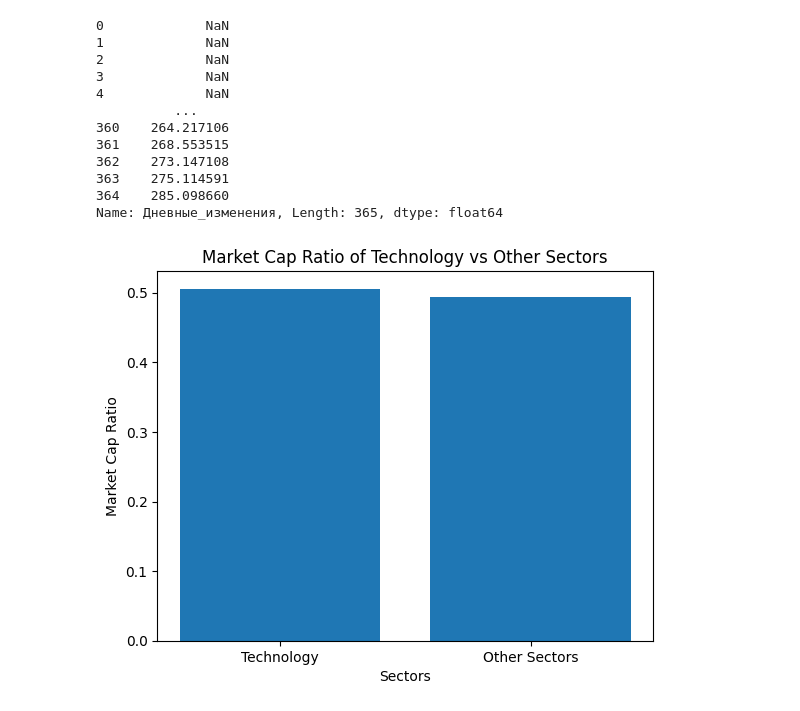
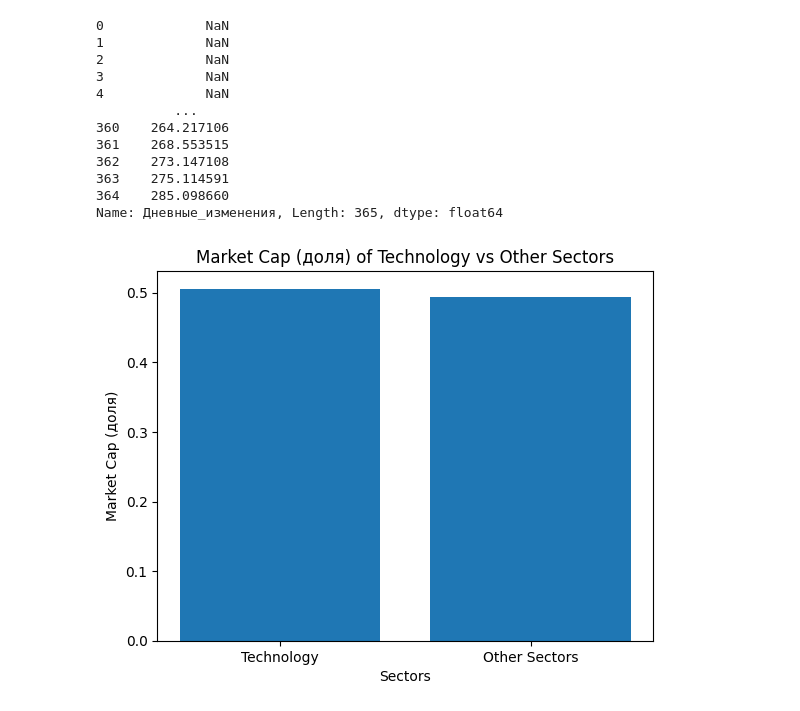
Before and after one commit to MariyaYu/Lesson_1, a Jupyter notebook: Untitled17.ipynb, the cells around one changed output. Saved outputs shown, nothing was run; the diff lists cells and outputs as text; code cells hidden in the pictures.

```diff
--- a/Untitled17.ipynb
+++ b/Untitled17.ipynb
@@ -309,22 +311,22 @@ Name: Дневные_изменения, Length: 365, dtype: float64
 # %%
 ## доли рыночной стоимости компаний из этого сектора
 data = pd.read_excel('Nasdaq.xlsx')
 df = pd.DataFrame(data)
 df
-# Выбор компаний с сектором Technology
+# Делаем выборку компаний, которые относятся к сектору Technology
 tech_companies = df[df['Sector'] == 'Technology']
-# Расчет доли рыночной стоимости компаний Technology
+# Рассчитываем долю рыночной стоимости компаний из сектора Technology
 tech_market_cap_ratio = tech_companies['Market Cap'].sum() / df['Market Cap'].sum()
-# Расчет доли рыночной стоимости компаний остальных секторов
+# Рассчитываем долю рыночной стоимости компаний всех остальных секторов
 other_companies = df[df['Sector'] != 'Technology']
 other_market_cap_ratio = other_companies['Market Cap'].sum() / df['Market Cap'].sum()
-# Визуализация результатов
+# Отрисовка диаграммы с сопоставлением результатов
 labels = ['Technology', 'Other Sectors']
 ratios = [tech_market_cap_ratio, other_market_cap_ratio]
 plt.bar(labels, ratios)
 plt.xlabel('Sectors')
-plt.ylabel('Market Cap Ratio')
-plt.title('Market Cap Ratio of Technology vs Other Sectors')
+plt.ylabel('Market Cap (доля)')
+plt.title('Market Cap (доля) of Technology vs Other Sectors')
 plt.show()
 # %% [output]
-[figure, old version]
+[figure, new version]
```
Also changed, not shown: parts of 5 cells of this notebook.
